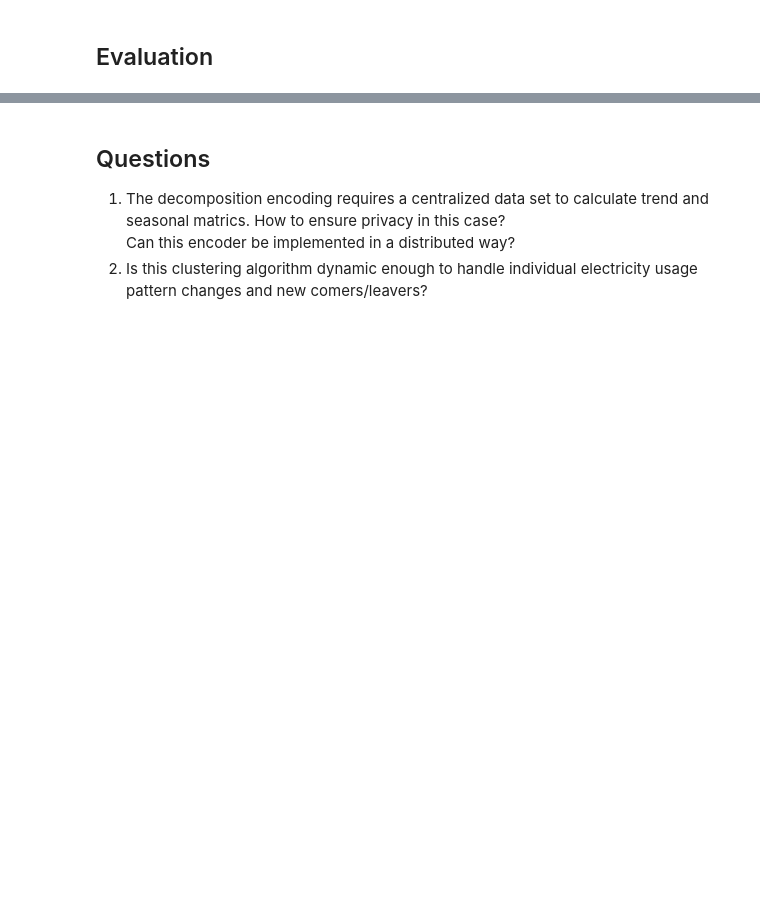
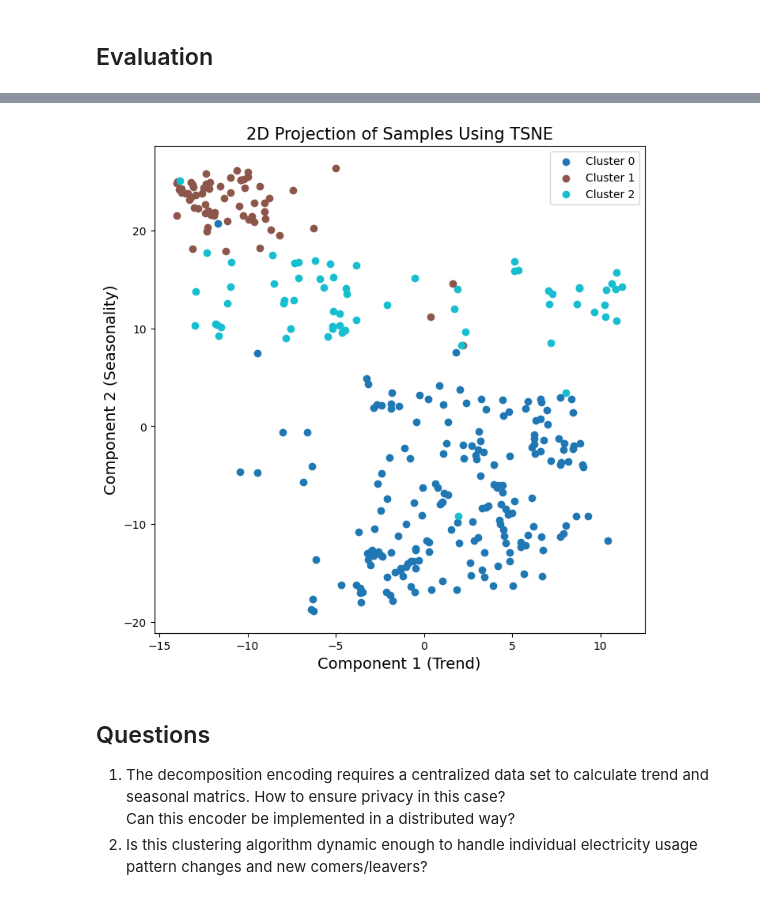
Before and after one commit to CaixiangFan/zkpet, a Jupyter notebook: clustering.ipynb, the cells around one changed output, grey strips where cells are left out. Drawn from its saved outputs; the diff is of its cells as text; code cells hidden in the pictures; blank space fills up the shorter version.

Commit message:
tsne

```diff
--- a/clustering.ipynb
+++ b/clustering.ipynb
@@ -268,3 +268,28 @@ plt.show()
+# %%
+tsne_trend = TSNE(n_components=1, random_state=42).fit_transform(trend.detach().numpy())
+tsne_seasonal = TSNE(n_components=1, random_state=42).fit_transform(seasonal.detach().numpy())
+coords = np.hstack((tsne_trend, tsne_seasonal))
+
+
+# Plot the results
+plt.figure(figsize=(8, 8))
+
+# Use the clustering labels to color the points
+unique_labels = np.unique(cluster_labels)
+colors = plt.cm.get_cmap('tab10', len(unique_labels))
+
+for label in unique_labels:
+    indices = np.where(cluster_labels == label)
+    plt.scatter(coords[indices, 0], coords[indices, 1], label=f'Cluster {label}', color=colors(label))
+
+
+plt.title('2D Projection of Samples Using TSNE' , fontsize=15)
+plt.xlabel('Component 1 (Trend)', fontsize=14)
+plt.ylabel('Component 2 (Seasonality)', fontsize=14)
+plt.legend()  # Make sure to provide labels for the legend
+plt.show()
+# %% [output]
+[figure, added]
 # %% [markdown]
 ## Questions
 1. The decomposition encoding requires a centralized data set to calculate trend and seasonal matrics. How to ensure privacy in this case?
```
Also changed, not shown: parts of 4 cells of this notebook.
